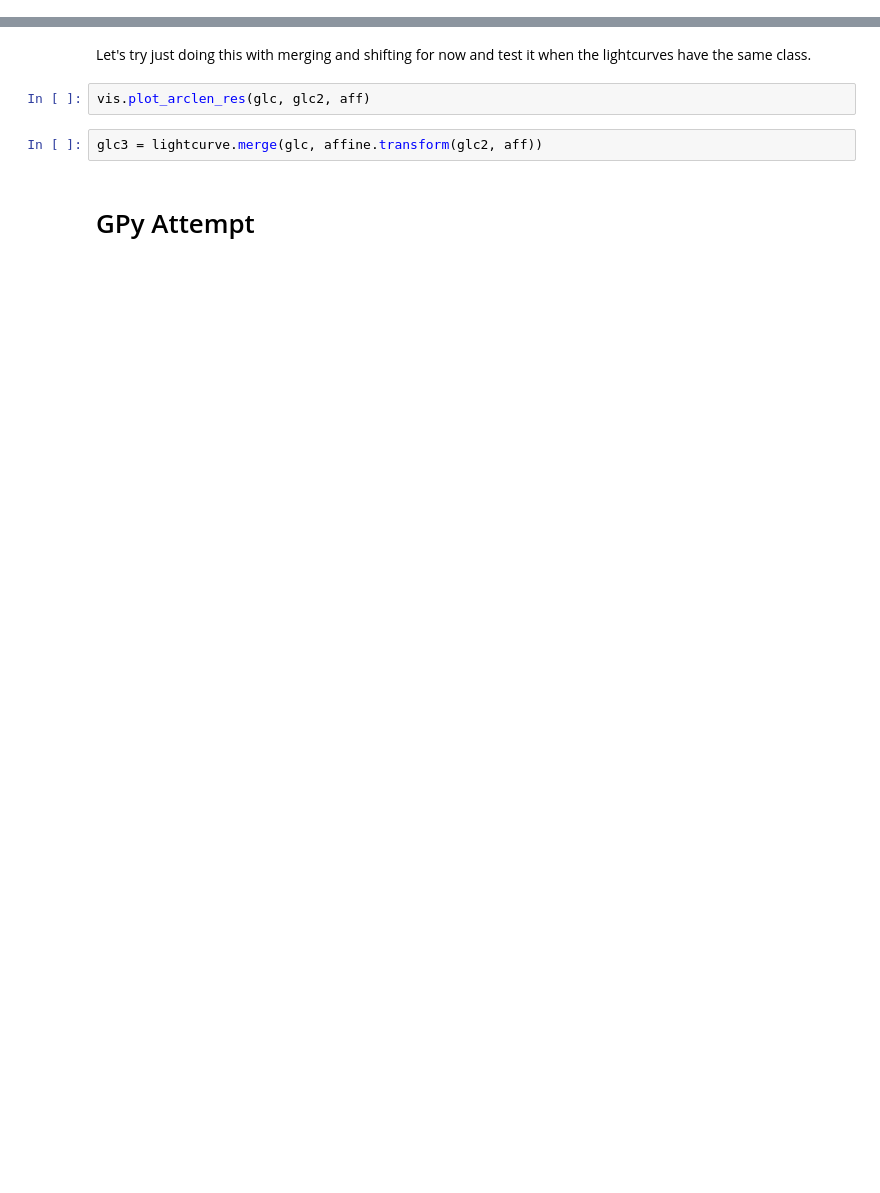
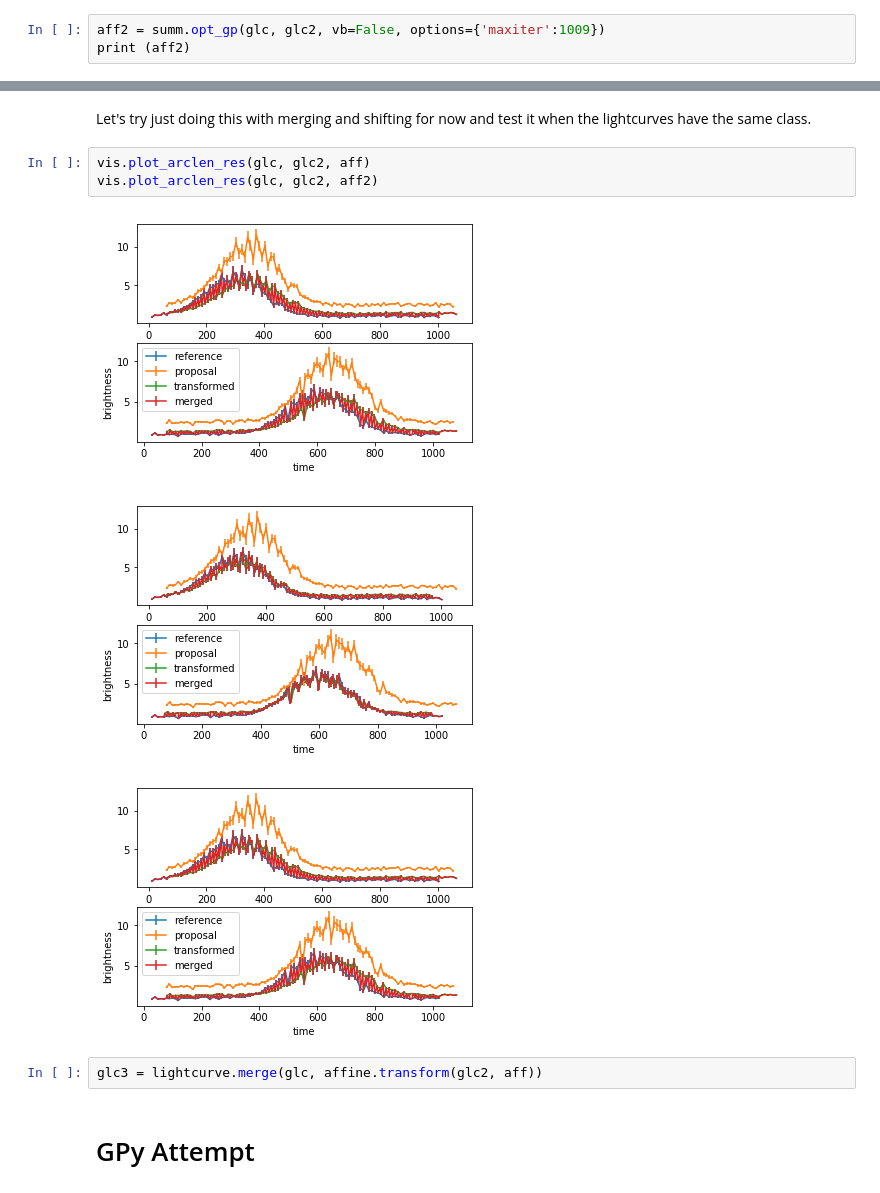
Before and after one commit to aimalz/justice, a Jupyter notebook: sandbox.ipynb, the cells around one changed output, grey strips where cells are left out. Saved outputs shown, nothing was run; the diff lists cells and outputs as text; blank space fills up the shorter version.

```diff
--- a/sandbox.ipynb
+++ b/sandbox.ipynb
@@ -109,0 +114,3 @@ print (aff, aff2)
+# %%
+aff2 = summ.opt_gp(glc, glc2, vb=False, options={'maxiter':1009})
+print (aff2)
@@ -111,6 +128,11 @@ print (aff, aff2)
 Let's try just doing this with merging and shifting for now and test it when the lightcurves have the same class.
 # %%
 vis.plot_arclen_res(glc, glc2, aff)
+vis.plot_arclen_res(glc, glc2, aff2)
+# %% [output]
+[figure, added]
+[figure, added]
+[figure, added]
 # %%
 glc3 = lightcurve.merge(glc, affine.transform(glc2, aff))
 # %% [markdown]
```
Also changed, not shown: parts of 9 cells of this notebook, 2 other files.
